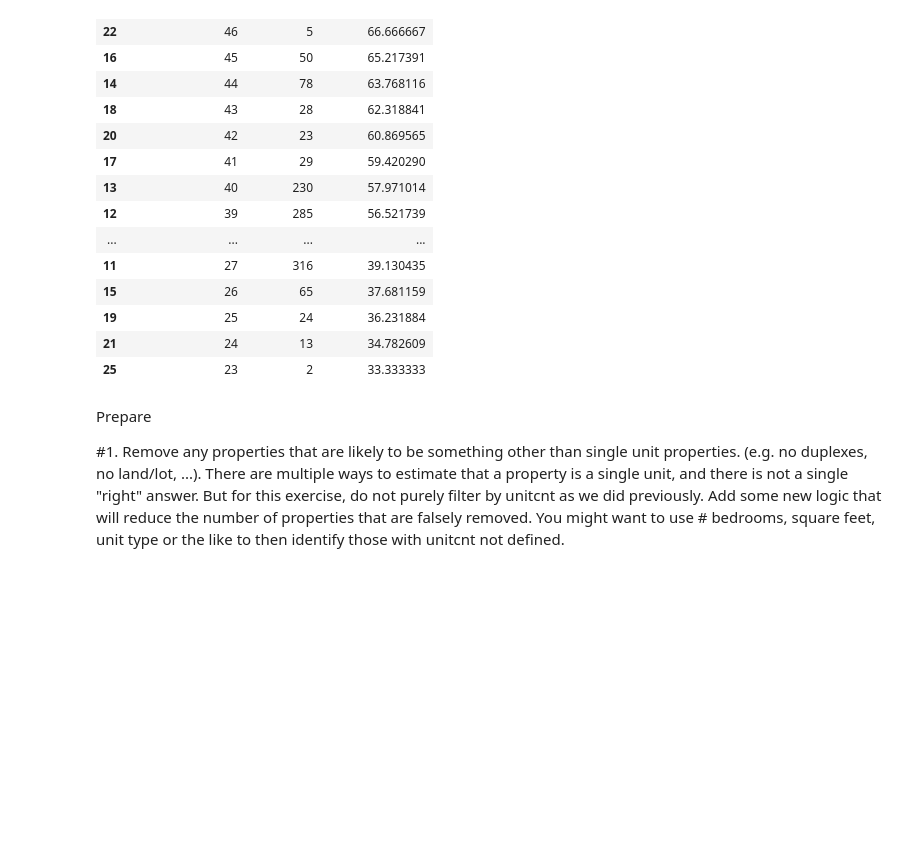
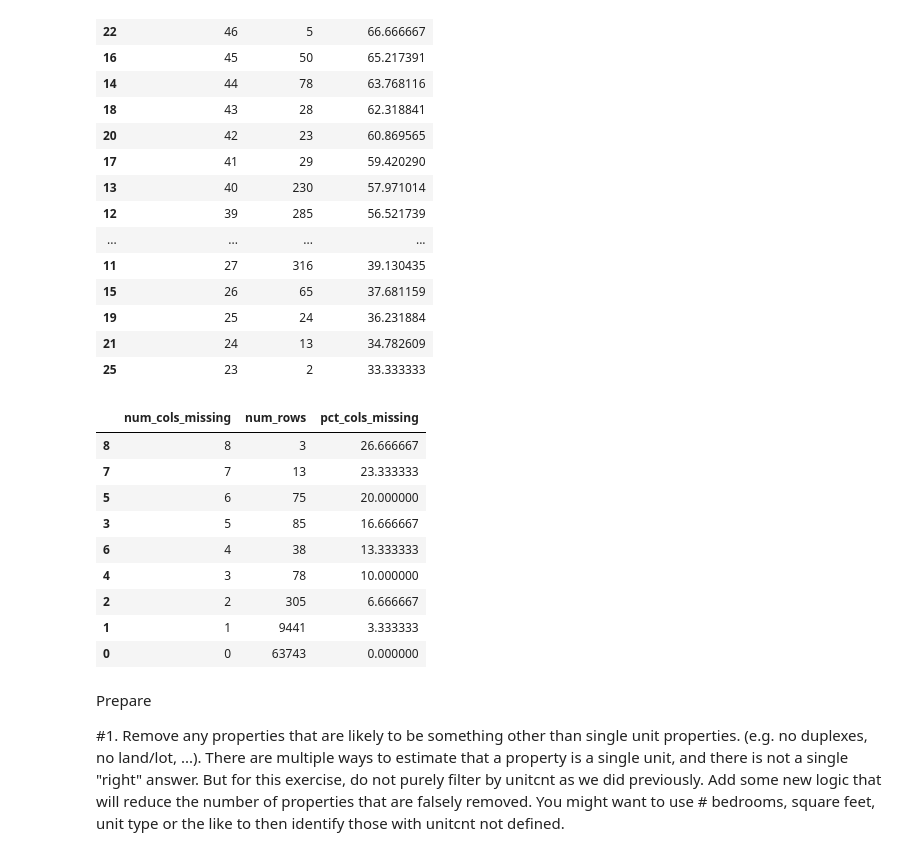
Before and after one commit to Ken-Alviola/clustering-exercises, a Jupyter notebook: zillow.ipynb, the cells around one changed output. Saved outputs shown, nothing was run; the diff lists cells and outputs as text; code cells hidden in the pictures; blank space fills up the shorter version.

```diff
--- a/zillow.ipynb
+++ b/zillow.ipynb
@@ -291,6 +291,26 @@ missing_col.sort_values('pct_cols_missing',ascending=False)
 | 19 | 25 | 24 | 36.231884 |
 | 21 | 24 | 13 | 34.782609 |
 | 25 | 23 | 2 | 33.333333 |
+# %%
+def missing_cols(df):
+    missing_col= pd.DataFrame(df.isnull().sum(axis =1).value_counts(),columns=['num_rows'])
+    missing_col = missing_col.reset_index()
+    missing_col = missing_col.rename(columns={'index':'num_cols_missing'})
+    missing_col['pct_cols_missing'] = missing_col.num_cols_missing / len(df.columns) * 100
+    return missing_col.sort_values('pct_cols_missing',ascending=False)
+# %%
+missing_cols(zillow)
+# %% [output]
+|  | num_cols_missing | num_rows | pct_cols_missing |
+| 8 | 8 | 3 | 26.666667 |
+| 7 | 7 | 13 | 23.333333 |
+| 5 | 6 | 75 | 20.000000 |
+| 3 | 5 | 85 | 16.666667 |
+| 6 | 4 | 38 | 13.333333 |
+| 4 | 3 | 78 | 10.000000 |
+| 2 | 2 | 305 | 6.666667 |
+| 1 | 1 | 9441 | 3.333333 |
+| 0 | 0 | 63743 | 0.000000 |
 # %% [markdown]
 Prepare
 
```
Also changed, not shown: parts of 9 cells of this notebook.
